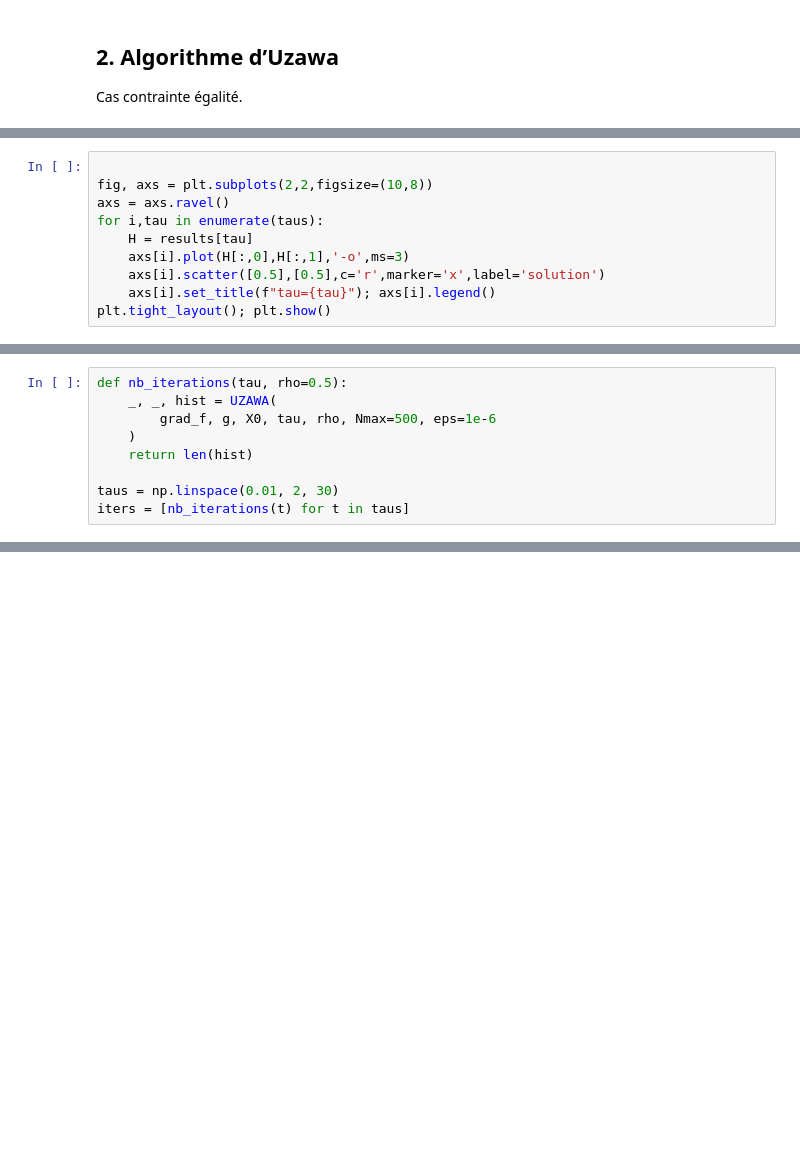
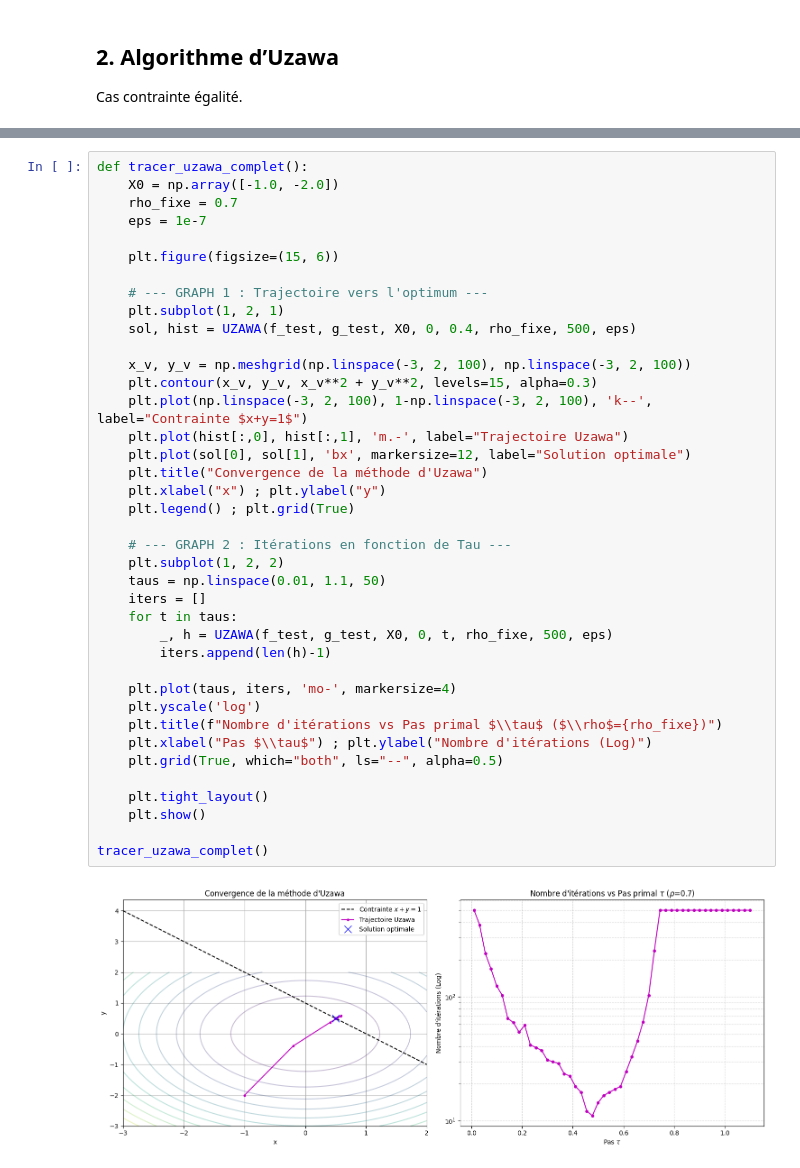
Before and after one commit to okeiiro/optimization-with-constraints, a Jupyter notebook: TP3_Uzawa_MASD.ipynb, the cells around one changed output, grey strips where cells are left out. Drawn from its saved outputs; the diff is of its cells as text; blank space fills up the shorter version.

```diff
--- a/TP3_Uzawa_MASD.ipynb
+++ b/TP3_Uzawa_MASD.ipynb
@@ -212,10 +468,0 @@ plt.show()
-# %%
-
-fig, axs = plt.subplots(2,2,figsize=(10,8))
-axs = axs.ravel()
-for i,tau in enumerate(taus):
-    H = results[tau]
-    axs[i].plot(H[:,0],H[:,1],'-o',ms=3)
-    axs[i].scatter([0.5],[0.5],c='r',marker='x',label='solution')
-    axs[i].set_title(f"tau={tau}"); axs[i].legend()
-plt.tight_layout(); plt.show()
@@ -285,9 +468,0 @@ Donc Uzawa est une méthode sensible au choix du pas.
-# %%
-def nb_iterations(tau, rho=0.5):
-    _, _, hist = UZAWA(
-        grad_f, g, X0, tau, rho, Nmax=500, eps=1e-6
-    )
-    return len(hist)
-
-taus = np.linspace(0.01, 2, 30)
-iters = [nb_iterations(t) for t in taus]
@@ -309,0 +506,41 @@ tau_opt
+# %%
+def tracer_uzawa_complet():
+    X0 = np.array([-1.0, -2.0])
+    rho_fixe = 0.7
+    eps = 1e-7
+
+    plt.figure(figsize=(15, 6))
+
+    # --- GRAPH 1 : Trajectoire vers l'optimum ---
+    plt.subplot(1, 2, 1)
+    sol, hist = UZAWA(f_test, g_test, X0, 0, 0.4, rho_fixe, 500, eps)
+
+    x_v, y_v = np.meshgrid(np.linspace(-3, 2, 100), np.linspace(-3, 2, 100))
+    plt.contour(x_v, y_v, x_v**2 + y_v**2, levels=15, alpha=0.3)
+    plt.plot(np.linspace(-3, 2, 100), 1-np.linspace(-3, 2, 100), 'k--', label="Contrainte $x+y=1$")
+    plt.plot(hist[:,0], hist[:,1], 'm.-', label="Trajectoire Uzawa")
+    plt.plot(sol[0], sol[1], 'bx', markersize=12, label="Solution optimale")
+    plt.title("Convergence de la méthode d'Uzawa")
+    plt.xlabel("x") ; plt.ylabel("y")
+    plt.legend() ; plt.grid(True)
+
+    # --- GRAPH 2 : Itérations en fonction de Tau ---
+    plt.subplot(1, 2, 2)
+    taus = np.linspace(0.01, 1.1, 50)
+    iters = []
+    for t in taus:
+        _, h = UZAWA(f_test, g_test, X0, 0, t, rho_fixe, 500, eps)
+        iters.append(len(h)-1)
+
+    plt.plot(taus, iters, 'mo-', markersize=4)
+    plt.yscale('log')
+    plt.title(f"Nombre d'itérations vs Pas primal $\\tau$ ($\\rho$={rho_fixe})")
+    plt.xlabel("Pas $\\tau$") ; plt.ylabel("Nombre d'itérations (Log)")
+    plt.grid(True, which="both", ls="--", alpha=0.5)
+
+    plt.tight_layout()
+    plt.show()
+
+tracer_uzawa_complet()
+# %% [output]
+[figure, added]
```
Also changed, not shown: parts of 33 cells of this notebook.
